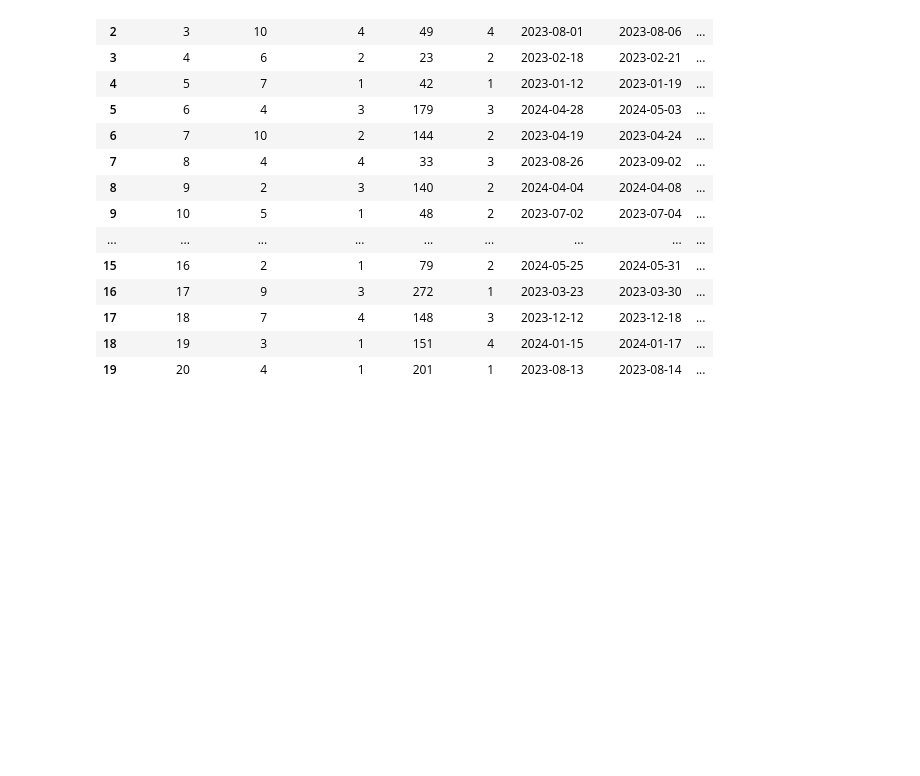
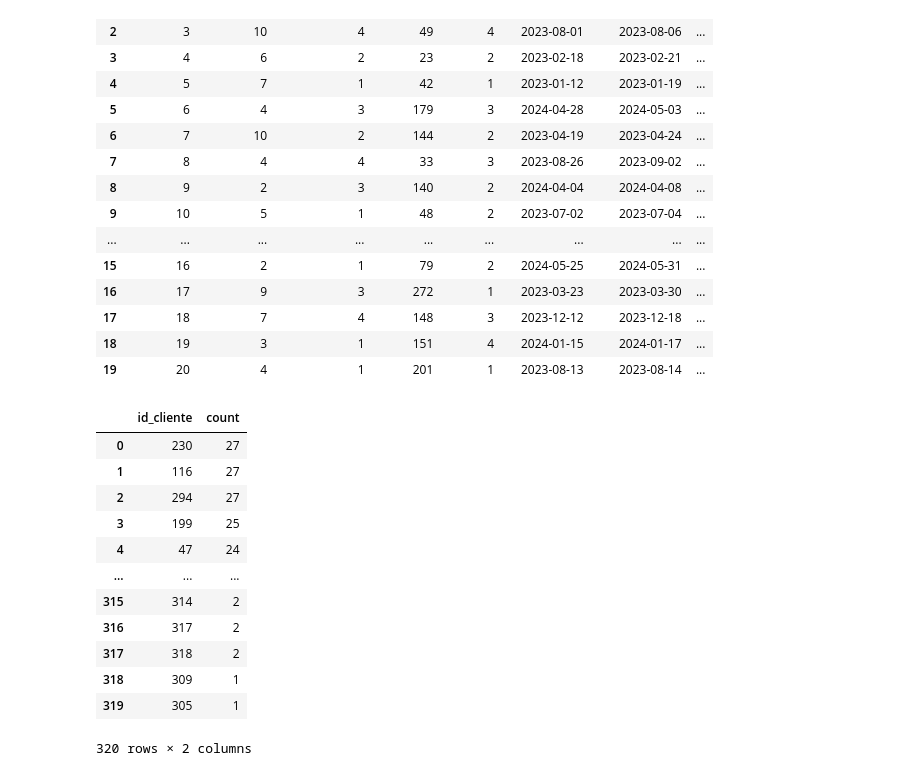
Before and after one commit to IanSeedd/Narahoteis, a Jupyter notebook: notebooks/tratamento/tratamento_reservas.ipynb, the cells around one changed output. Saved outputs shown, nothing was run; the diff lists cells and outputs as text; code cells hidden in the pictures; blank space fills up the shorter version.

```diff
--- a/notebooks/tratamento/tratamento_reservas.ipynb
+++ b/notebooks/tratamento/tratamento_reservas.ipynb
@@ -329,3 +329,19 @@ df.head(20)
 | 17 | 18 | 7 | 4 | 148 | 3 | 2023-12-12 | 2023-12-18 | ... |
 | 18 | 19 | 3 | 1 | 151 | 4 | 2024-01-15 | 2024-01-17 | ... |
 | 19 | 20 | 4 | 1 | 201 | 1 | 2023-08-13 | 2023-08-14 | ... |
+# %%
+df['id_cliente'].value_counts().reset_index()
+# %% [output]
+|  | id_cliente | count |
+| 0 | 230 | 27 |
+| 1 | 116 | 27 |
+| 2 | 294 | 27 |
+| 3 | 199 | 25 |
+| 4 | 47 | 24 |
+| ... | ... | ... |
+| 315 | 314 | 2 |
+| 316 | 317 | 2 |
+| 317 | 318 | 2 |
+| 318 | 309 | 1 |
+| 319 | 305 | 1 |
+320 rows × 2 columns
```
Also changed, not shown: parts of 1 cell of this notebook, 5 other files.
